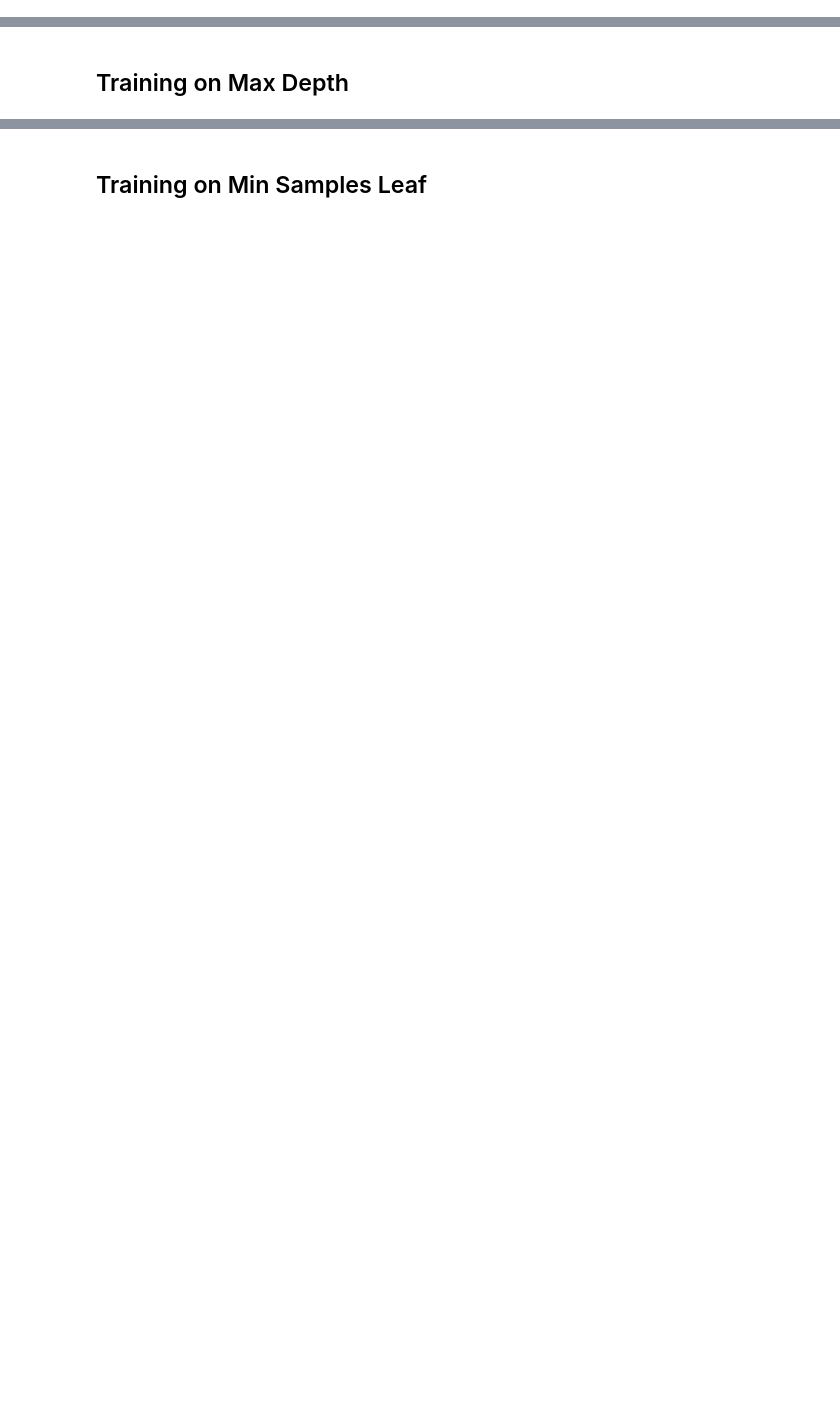
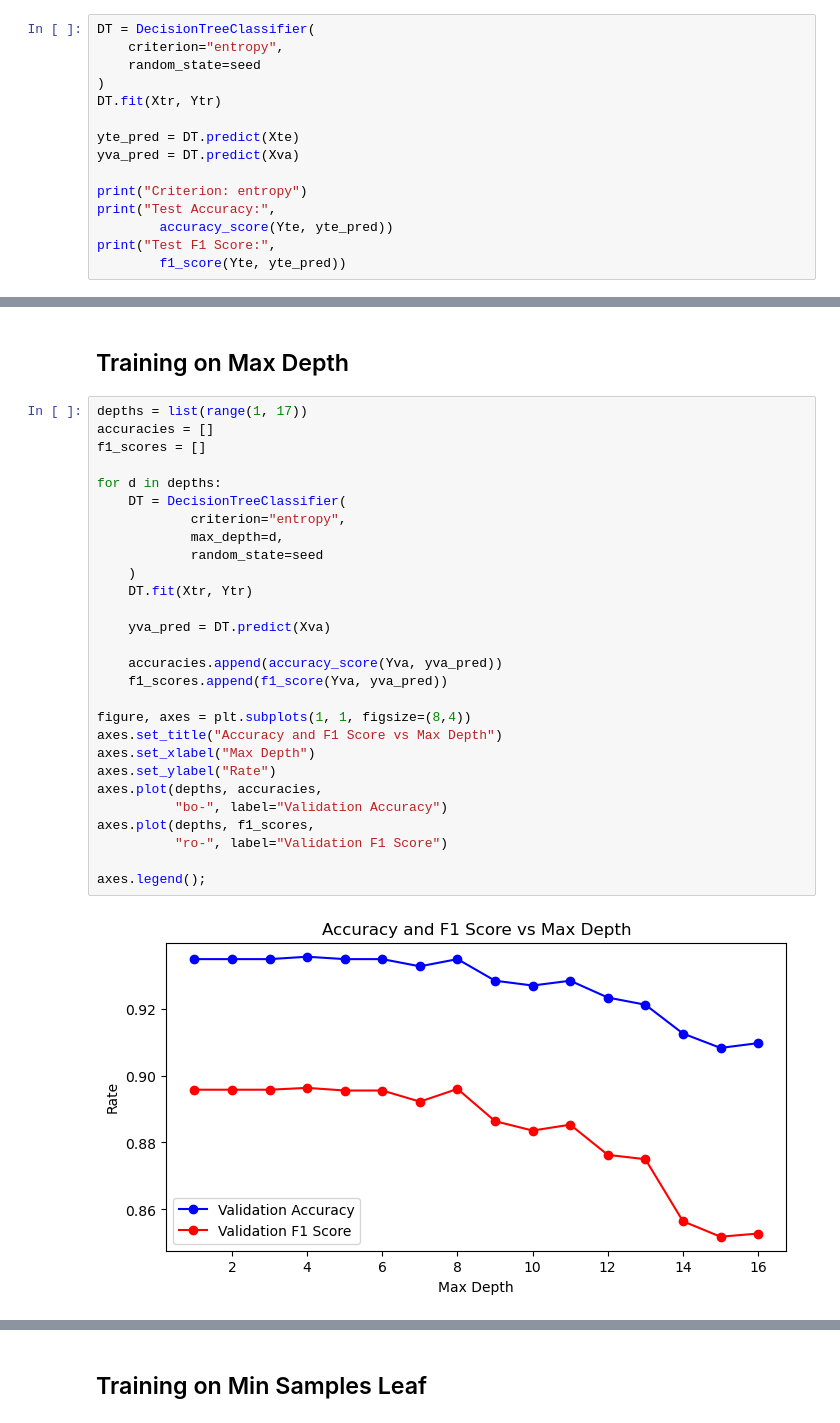
Before and after one commit to Kyan42/cs178-project, a Jupyter notebook: models/decision_tree.ipynb, the cells around one changed output, grey strips where cells are left out. Drawn from its saved outputs; the diff is of its cells as text; blank space fills up the shorter version.

Commit message:
decision tree classifier

```diff
--- a/models/decision_tree.ipynb
+++ b/models/decision_tree.ipynb
@@ -70,0 +125,15 @@ scikitlearn's default decision tree has pretty poor accuracy and f1 score values
+# %%
+DT = DecisionTreeClassifier(
+    criterion="entropy",
+    random_state=seed
+)
+DT.fit(Xtr, Ytr)
+
+yte_pred = DT.predict(Xte)
+yva_pred = DT.predict(Xva)
+
+print("Criterion: entropy")
+print("Test Accuracy:",
+        accuracy_score(Yte, yte_pred))
+print("Test F1 Score:",
+        f1_score(Yte, yte_pred))
@@ -71,2 +146,32 @@ scikitlearn's default decision tree has pretty poor accuracy and f1 score values
 # %% [markdown]
 ## Training on Max Depth
+# %%
+depths = list(range(1, 17))
+accuracies = []
+f1_scores = []
+
+for d in depths:
+    DT = DecisionTreeClassifier(
+            criterion="entropy",
+            max_depth=d,
+            random_state=seed
+    )
+    DT.fit(Xtr, Ytr)
+
+    yva_pred = DT.predict(Xva)
+
+    accuracies.append(accuracy_score(Yva, yva_pred))
+    f1_scores.append(f1_score(Yva, yva_pred))
+
+figure, axes = plt.subplots(1, 1, figsize=(8,4))
+axes.set_title("Accuracy and F1 Score vs Max Depth")
+axes.set_xlabel("Max Depth")
+axes.set_ylabel("Rate")
+axes.plot(depths, accuracies,
+          "bo-", label="Validation Accuracy")
+axes.plot(depths, f1_scores,
+          "ro-", label="Validation F1 Score")
+
+axes.legend();
+# %% [output]
+[figure, added]
```
Also changed, not shown: parts of 21 cells of this notebook.
